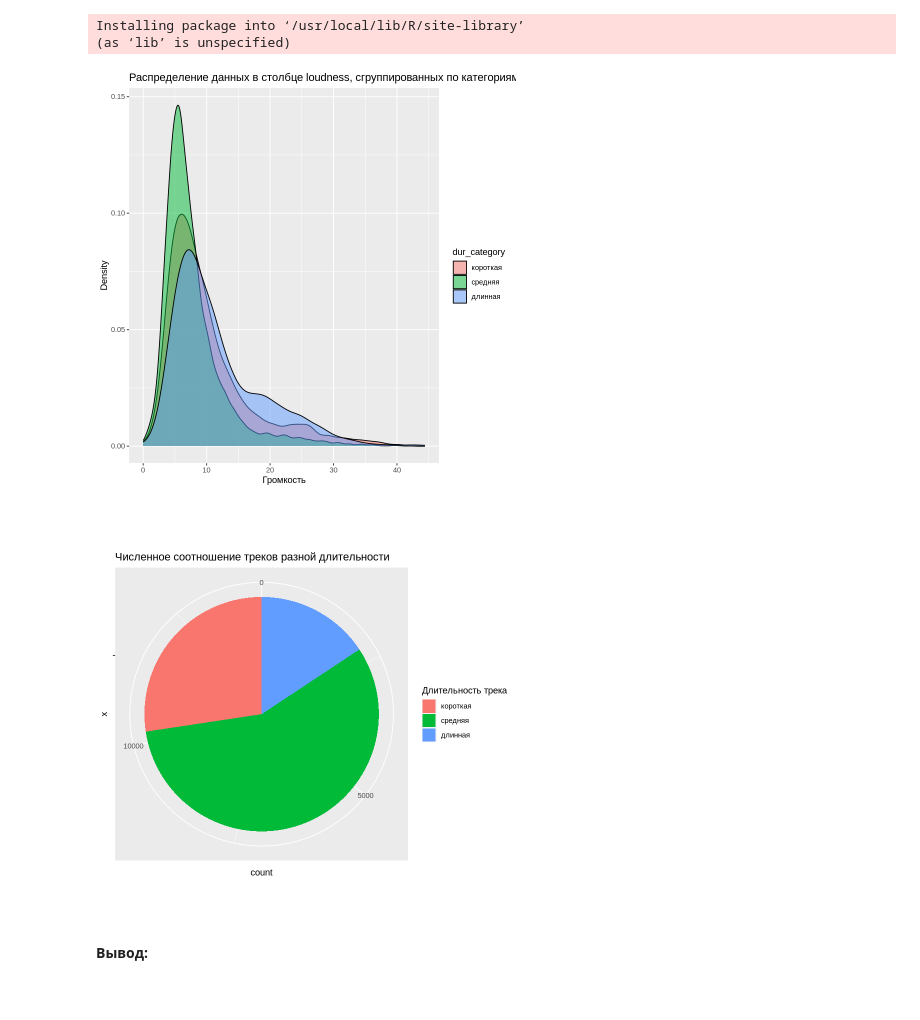
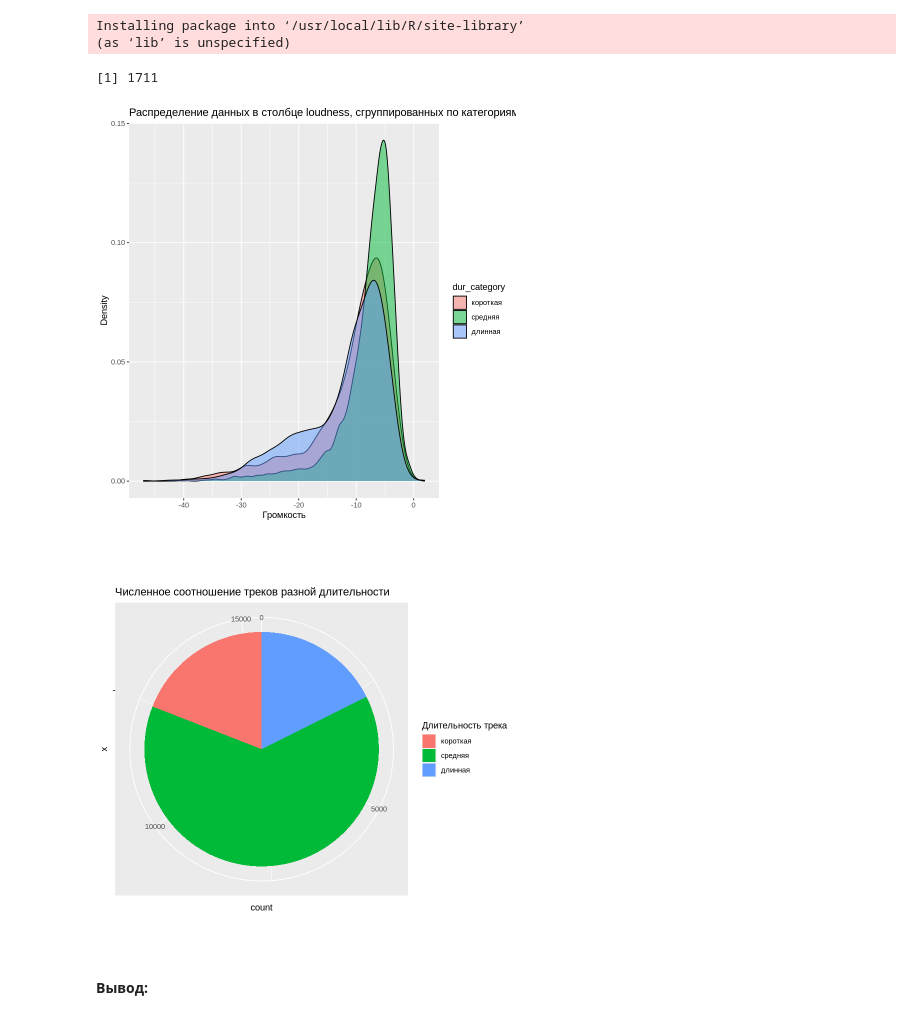
Before and after one commit to thekateee23/cs102, a Jupyter notebook: R.ipynb, the cells around one changed output. Saved outputs shown, nothing was run; the diff lists cells and outputs as text; code cells hidden in the pictures.

```diff
--- a/R.ipynb
+++ b/R.ipynb
@@ -52,0 +15,18 @@ data <- unique(data)
+# %%
+music <- read.csv("music_genre.csv")
+music <- music[sample(nrow(music), 20000, replace=F),]
+head(music)
+
+if (nrow(music[duplicated(music), ]) > 0) {
+music <- distinct(music)
+}
+
+empty_rows <- music[music$artist_name == "empty_field", ]
+
+if (nrow(empty_rows) > 0) {
+  music <- music[!(music$artist_name == "empty_field"), ]
+} else {
+  cat("Нет дубликатов строк")
+}
+
+music <- na.omit(music)
@@ -218,7 +205,7 @@ install.packages("palmerpenguins")
 Installing package into ‘/usr/local/lib/R/site-library’
 (as ‘lib’ is unspecified)
 # %%
-data$tempo <- as.numeric(data$tempo)
+music$tempo <- as.numeric(music$tempo)
 # %% [output]
 Warning message in eval(expr, envir, enclos):
 “NAs introduced by coercion”
@@ -409,30 +325,37 @@ install.packages("ggplot2")
 # %% [output]
 Installing package into ‘/usr/local/lib/R/site-library’
 (as ‘lib’ is unspecified)
+# %%
+sum(is.na(music))
+# %% [output]
+[1] 1711
+# %%
+music <- na.omit(music)
 # %%
 library(dplyr)
 library(ggplot2)
 
-data <- data %>%
+music <- music %>%
   mutate(dur_category = cut(duration_ms/60000,
                              breaks = c(0, 3, 5, Inf),
                              labels = c("короткая", "средняя", "длинная")))
 
-ggplot(data, aes(x = loudness, fill = dur_category)) +
+ggplot(music, aes(x = loudness, fill = dur_category)) +
   geom_density(alpha = 0.5) +
   xlab("Громкость") +
   ylab("Density") +
   ggtitle("Распределение данных в столбце loudness, сгруппированных по категориям длительности")
 # %% [output]
-[figure, old version]
+[figure, new version]
 # %%
-ggplot(data, aes(x = "", fill = dur_category)) +
+library(ggplot2)
+ggplot(music, aes(x = "", fill = dur_category)) +
   geom_bar(width = 1) +
   coord_polar(theta = "y") +
   labs(fill = "Длительность трека") +
   ggtitle("Численное соотношение треков разной длительности")
 # %% [output]
-[figure, old version]
+[figure, new version]
 # %% [markdown]
 **Вывод:**
 # %% [markdown]
```
Also changed, not shown: parts of 34 cells of this notebook.
